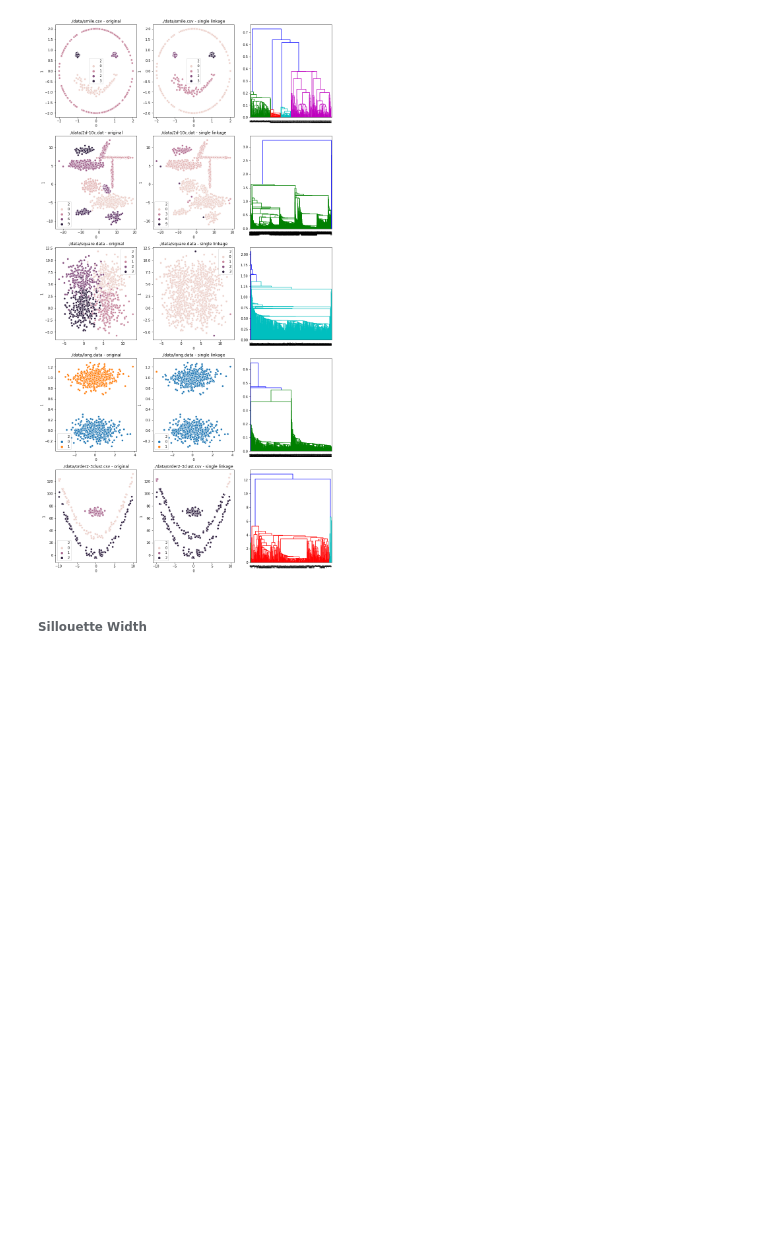
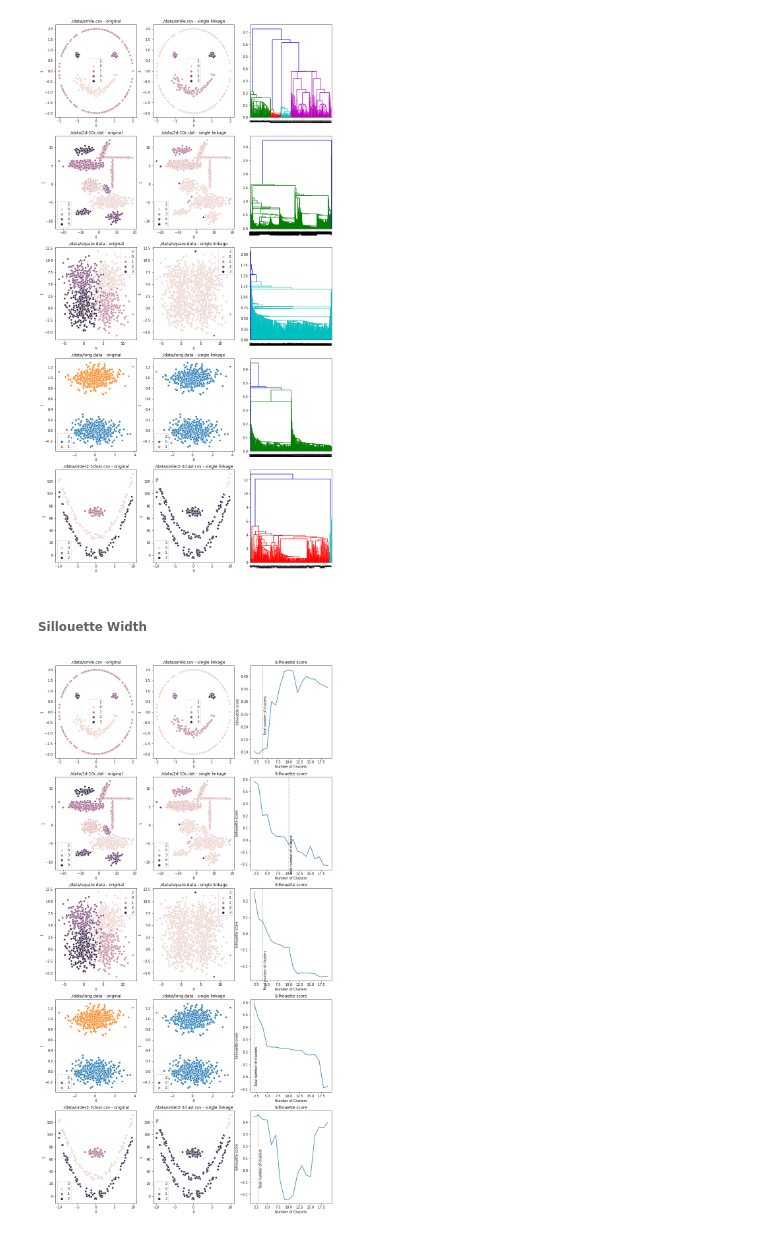
Before and after one commit to stefan-matcovici/Forest-Cover-Type-Prediction, a Jupyter notebook: 5-clustering/DetectClusteringNumber.ipynb, the cells around one changed output. Saved outputs shown, nothing was run; the diff lists cells and outputs as text; code cells hidden in the pictures; blank space fills up the shorter version.

```diff
--- a/5-clustering/DetectClusteringNumber.ipynb
+++ b/5-clustering/DetectClusteringNumber.ipynb
@@ -152,3 +199,22 @@ for file_name, raw_data in data.items():
 [figure]
 # %% [markdown]
 ###### Sillouette Width
+# %%
+fig, axs = plt.subplots(nrows=len(data_files_with_separators), ncols=3, figsize=(15, 30))
+
+max_number_of_clusters = 20
+
+idx = 0
+for file_name, raw_data in data.items():
+    # Original data plot
+    plot_original_data(raw_data['data'], axs[idx][0], file_name + " - original")
+
+    # Hierarchical clustering single-linkage
+    plot_hierarhical_cluster(raw_data, 'single', raw_data['number_of_classes'], axs[idx][1])
+
+    # Hierarchical clustering silhouette_score
+    plot_silhouette_score_hierarhical(raw_data, max_number_of_clusters, 'single', axs[idx][2])
+
+    idx += 1
+# %% [output]
+[figure, added]
```
Also changed, not shown: parts of 4 cells of this notebook.
